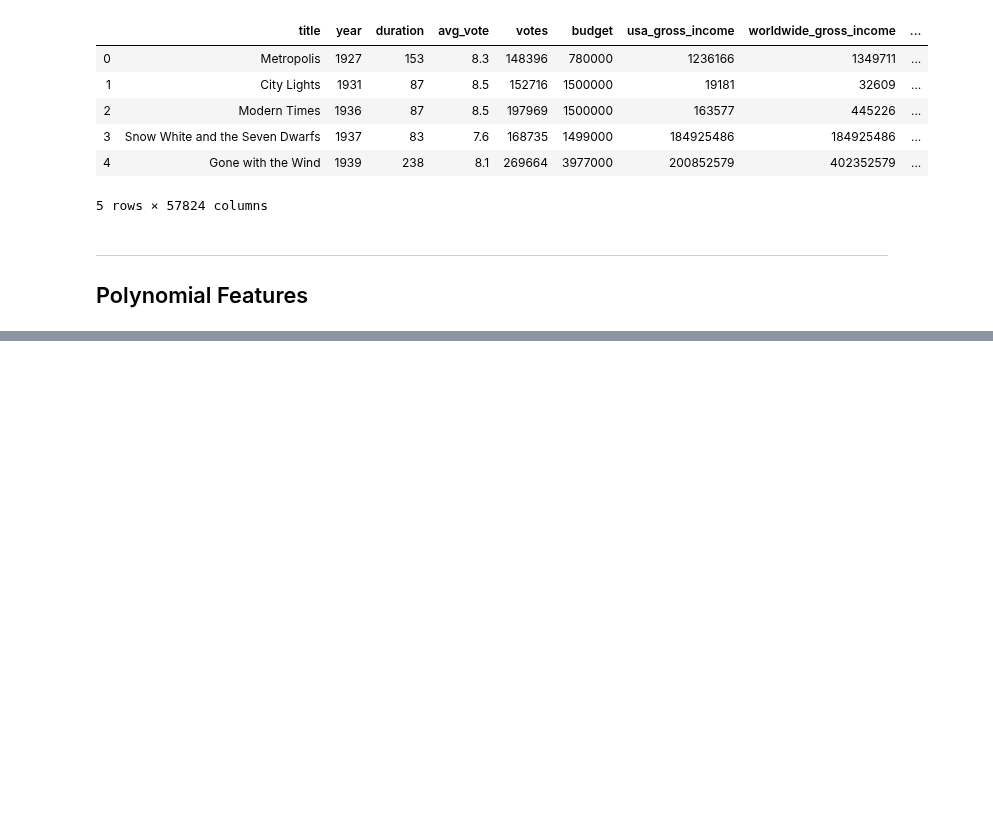
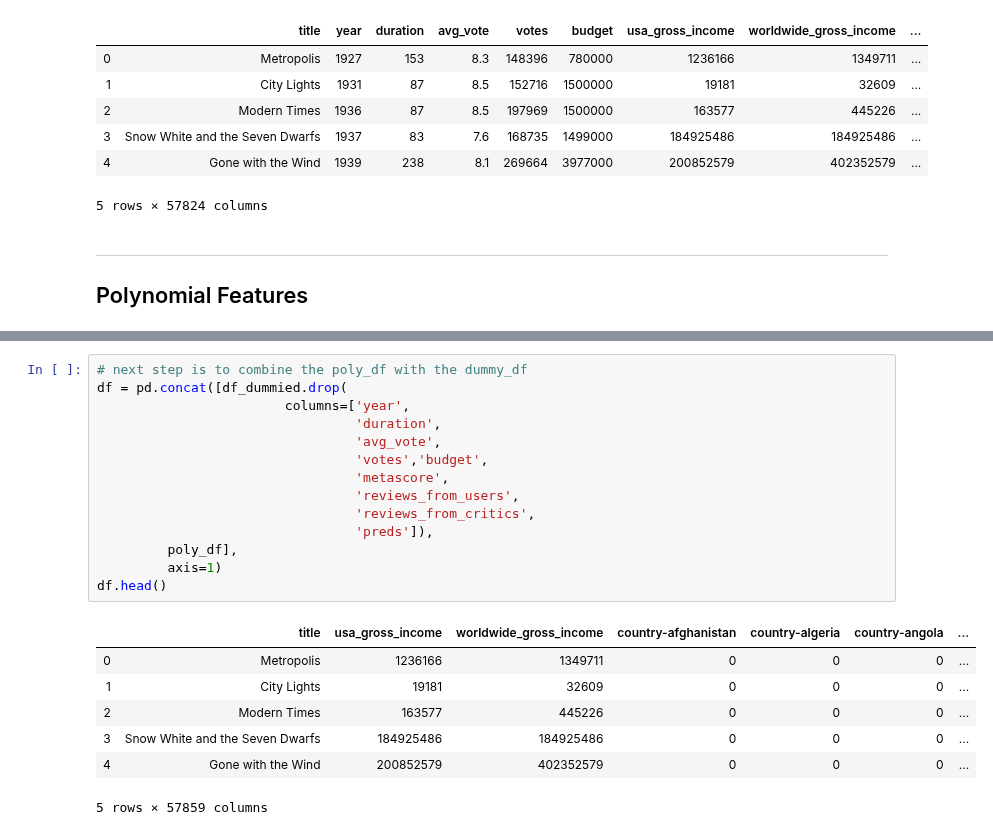
Before and after one commit to CreightonAshton/Scratchwork, a Jupyter notebook: Code/Movies/02-EDA.ipynb, the cells around one changed output, grey strips where cells are left out. Cells and saved outputs as stored; diff of their text form; blank space fills up the shorter version.

```diff
--- a/Code/Movies/02-EDA.ipynb
+++ b/Code/Movies/02-EDA.ipynb
@@ -422,0 +453,22 @@ df.head()
+# %%
+# next step is to combine the poly_df with the dummy_df
+df = pd.concat([df_dummied.drop(
+                        columns=['year',
+                                 'duration',
+                                 'avg_vote',
+                                 'votes','budget',
+                                 'metascore',
+                                 'reviews_from_users',
+                                 'reviews_from_critics',
+                                 'preds']),
+         poly_df],
+         axis=1)
+df.head()
+# %% [output]
+|  | title | usa_gross_income | worldwide_gross_income | country-afghanistan | country-algeria | country-angola | ... |
+| 0 | Metropolis | 1236166 | 1349711 | 0 | 0 | 0 | ... |
+| 1 | City Lights | 19181 | 32609 | 0 | 0 | 0 | ... |
+| 2 | Modern Times | 163577 | 445226 | 0 | 0 | 0 | ... |
+| 3 | Snow White and the Seven Dwarfs | 184925486 | 184925486 | 0 | 0 | 0 | ... |
+| 4 | Gone with the Wind | 200852579 | 402352579 | 0 | 0 | 0 | ... |
+5 rows × 57859 columns
```
Also changed, not shown: parts of 11 cells of this notebook.
